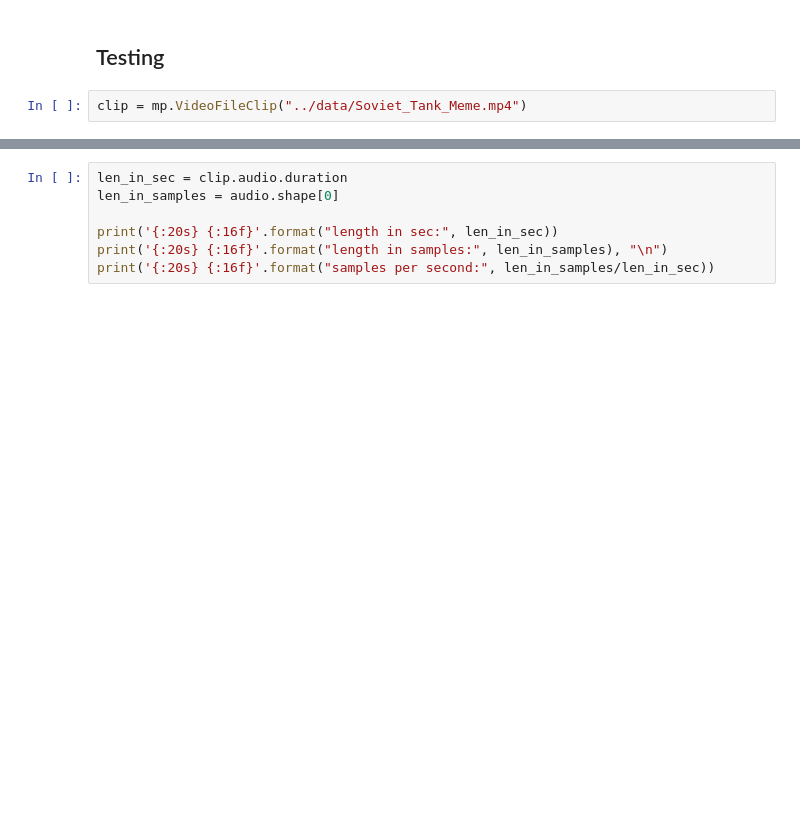
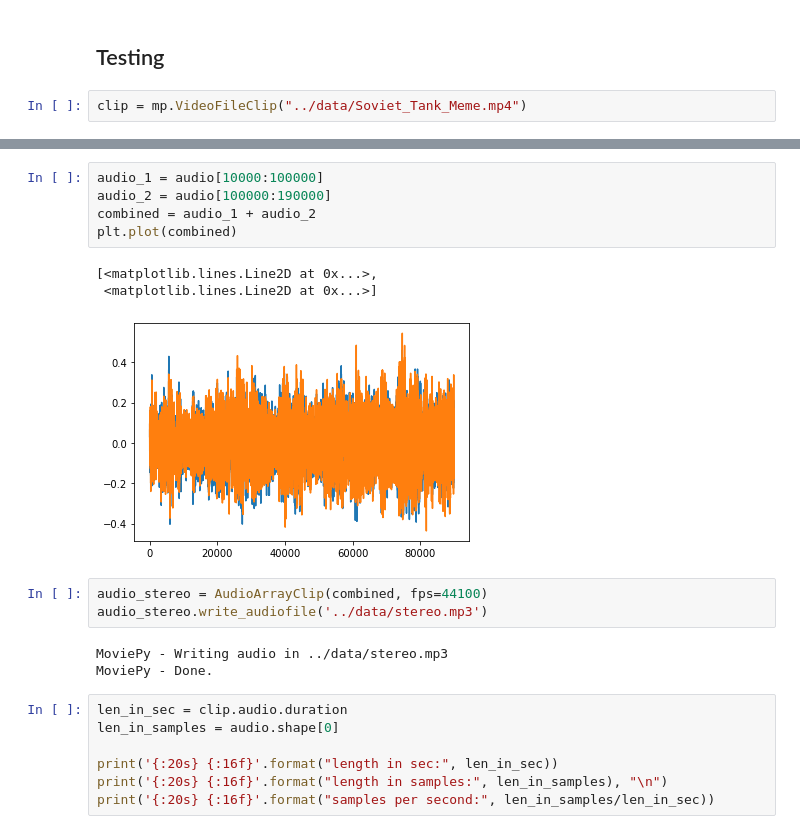
Before and after one commit to GondorCallsForAid/Iannwtf-mbanser-kvatankhahba-rhorn, a Jupyter notebook: FinalProject/code/Dataset_building.ipynb, the cells around one changed output, grey strips where cells are left out. Cells and saved outputs as stored; diff of their text form; blank space fills up the shorter version.

```diff
--- a/FinalProject/code/Dataset_building.ipynb
+++ b/FinalProject/code/Dataset_building.ipynb
@@ -19,3 +20,18 @@ plt.plot(audio[9990:10000])
+# %%
+audio_1 = audio[10000:100000]
+audio_2 = audio[100000:190000]
+combined = audio_1 + audio_2
+plt.plot(combined)
+# %% [output]
+[<matplotlib.lines.Line2D at 0x...>,
+ <matplotlib.lines.Line2D at 0x...>]
+[figure, added]
+# %%
+audio_stereo = AudioArrayClip(combined, fps=44100)
+audio_stereo.write_audiofile('../data/stereo.mp3')
+# %% [output]
+MoviePy - Writing audio in ../data/stereo.mp3
+MoviePy - Done.
 # %%
 len_in_sec = clip.audio.duration
 len_in_samples = audio.shape[0]
```
Also changed, not shown: parts of 9 cells of this notebook.
